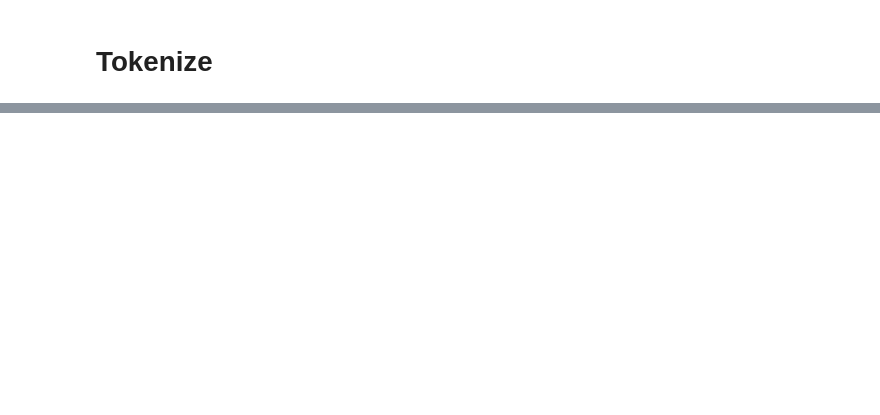
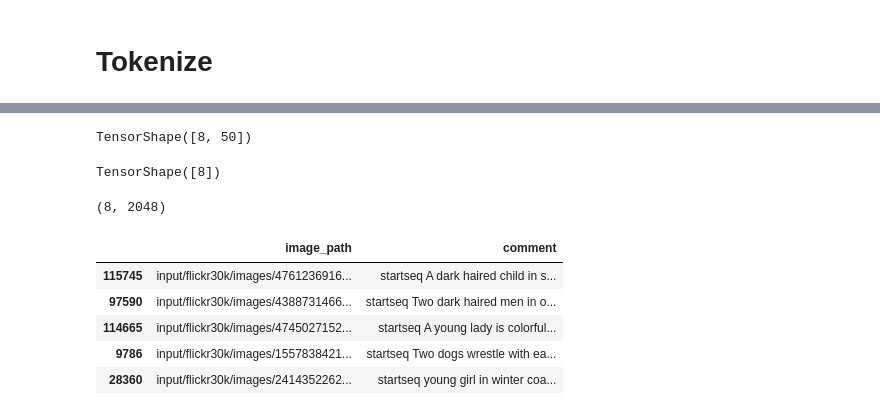
Before and after one commit to tikendraw/caption-generator, a Jupyter notebook: train_notebook.ipynb, the cells around one changed output, grey strips where cells are left out. Drawn from its saved outputs; the diff is of its cells as text; code cells hidden in the pictures; blank space fills up the shorter version.

```diff
--- a/train_notebook.ipynb
+++ b/train_notebook.ipynb
@@ -245,0 +353,5 @@ tokens_to_text(pred, tokenizer)
+# %%
+predd = tf.argmax(pred, axis = -1)
+predd.shape
+# %% [output]
+TensorShape([8, 50])
@@ -245,0 +360,18 @@ tokens_to_text(pred, tokenizer)
+# %%
+rr.shape
+# %% [output]
+TensorShape([8])
+# %%
+for (img, txt_in), txt_out in test_data.take(1):
+    print(img.shape)
+# %% [output]
+(8, 2048)
+# %%
+test.head()
+# %% [output]
+|  | image_path | comment |
+| 115745 | input/flickr30k/images/4761236916... | startseq A dark haired child in s... |
+| 97590 | input/flickr30k/images/4388731466... | startseq Two dark haired men in o... |
+| 114665 | input/flickr30k/images/4745027152... | startseq A young lady is colorful... |
+| 9786 | input/flickr30k/images/1557838421... | startseq Two dogs wrestle with ea... |
+| 28360 | input/flickr30k/images/2414352262... | startseq young girl in winter coa... |
```
Also changed, not shown: parts of 29 cells of this notebook.
